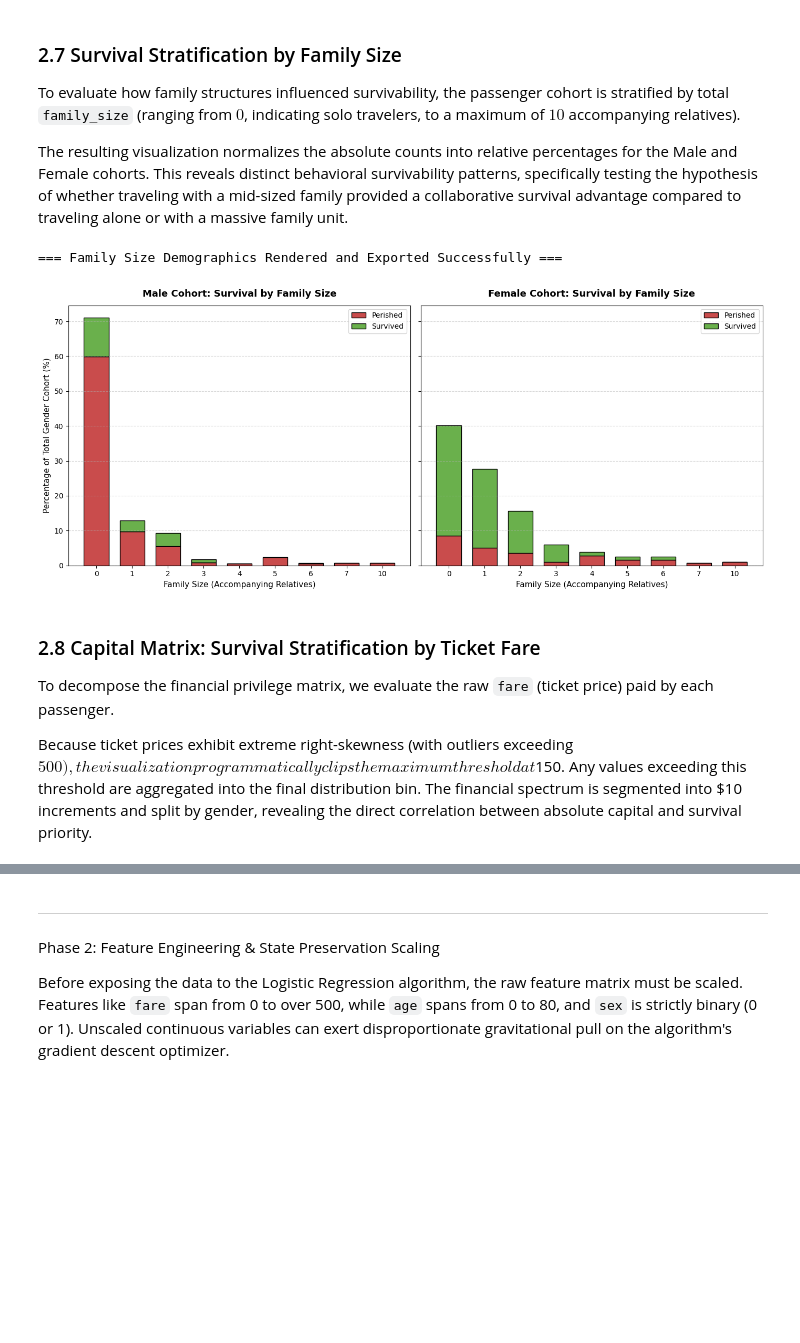
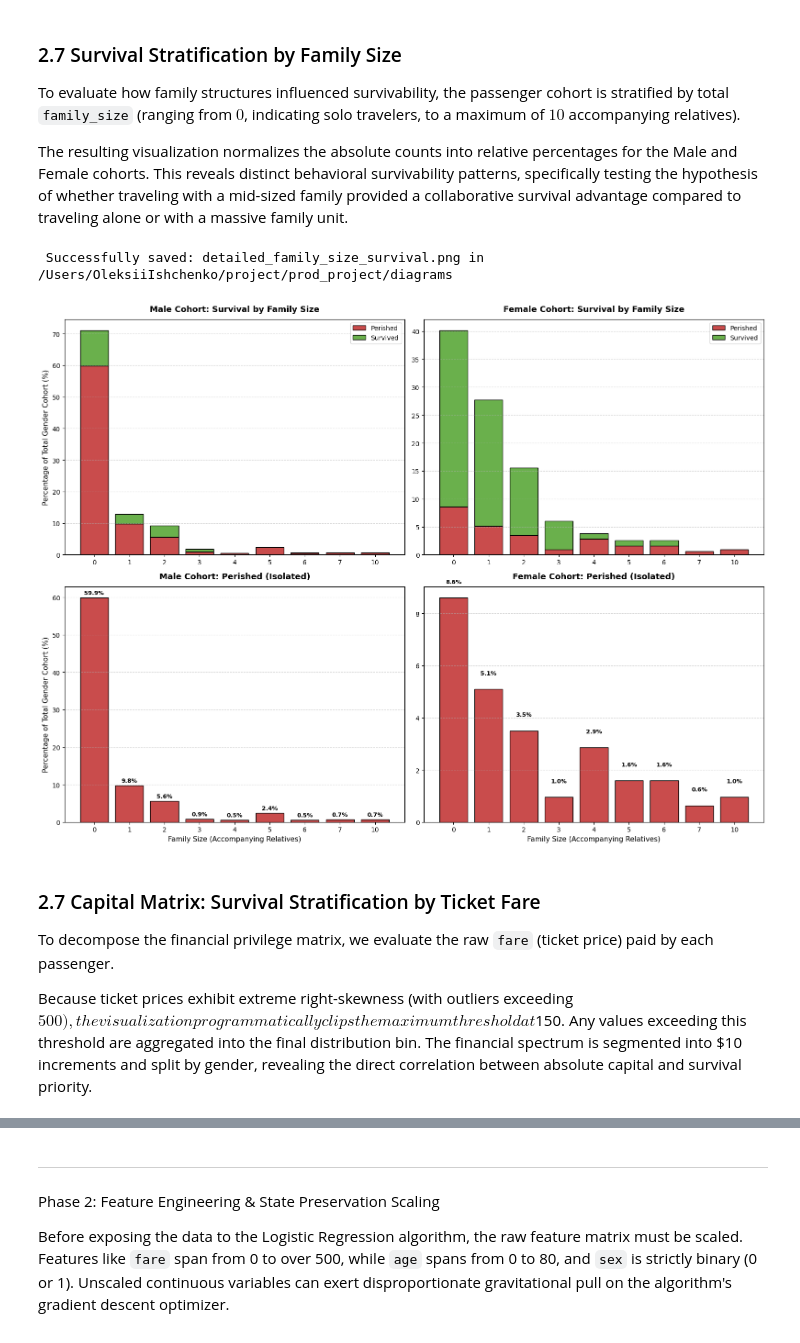
Before and after one commit to oishchen42/MLOps_course, a Jupyter notebook: notebook/week1_titanic1.ipynb, the cells around one changed output, grey strips where cells are left out. Cells and saved outputs as stored; diff of their text form; code cells hidden in the pictures; blank space fills up the shorter version.

```diff
--- a/notebook/week1_titanic1.ipynb
+++ b/notebook/week1_titanic1.ipynb
@@ -23,9 +23,13 @@ The dataset analyzed throughout this research is located within the verified pat
 # %%
 import pandas as pd
 import numpy as np
+from pathlib import Path
+
+TITANIC_DIR = Path("../mlops/week-1/data")
+TITANIC_PATH = TITANIC_DIR / "titanic.csv"
 
 ## Path to the data in my configuration
-df = pd.read_csv("titanic.csv")
+df = pd.read_csv(TITANIC_PATH)
 
 print("=== 1. CSV DATA GIVEN IN THE TITANIC DATASET ===")
 print(df.info())
@@ -405,70 +200,12 @@ To evaluate how family structures influenced survivability, the passenger cohort
 
 The resulting visualization normalizes the absolute counts into relative percentages for the Male and Female cohorts. This reveals distinct behavioral survivability patterns, specifically testing the hypothesis of whether traveling with a mid-sized family provided a collaborative survival advantage compared to traveling alone or with a massive family unit.
 # %%
-all_family_sizes = sorted(df['family_size'].unique())
-
-def calculate_family_percentages(gender_df, all_sizes):
-    """
-    Groups the dataframe by family size and survival, counts the individuals,
-    converts them into a percentage relative to the total gender population,
-    and aligns the index to guarantee all sizes (0-10) are plotted.
-    """
-    total_population = len(gender_df)
-
-    # Create matrix of counts: rows = family_size, columns = survived (0 or 1)
-    counts = gender_df.groupby(['family_size', 'survived']).size().unstack(fill_value=0)
-
-    # Convert absolute counts to percentages
-    percentage_matrix = (counts / total_population) * 100
-
-    # Reindex ensures that even if a gender has 0 people of a specific family size,
-    # it still exists in the math array to prevent graph misalignment
-    return percentage_matrix.reindex(all_sizes, fill_value=0)
-
-# Process the statistics for both genders
-male_stats = calculate_family_percentages(male_df, all_family_sizes)
-female_stats = calculate_family_percentages(female_df, all_family_sizes)
-
-# Initialize the multi-panel shared Y-axis canvas
-fig, ax = plt.subplots(ncols=2, figsize=(14, 6), sharey=True)
-
-# Plot definitions
-x_positions = np.arange(len(all_family_sizes))
-bar_width = 0.7
-colors = ['#c94c4c', '#6ab04c'] # Red (0: Perished), Green (1: Survived)
-
-# --- Panel 1: Male Kinship Matrix ---
-ax[0].bar(x_positions, male_stats[0], bar_width, color=colors[0], edgecolor='black', label='Perished')
-ax[0].bar(x_positions, male_stats[1], bar_width, bottom=male_stats[0], color=colors[1], edgecolor='black', label='Survived')
-ax[0].set_xticks(x_positions)
-ax[0].set_xticklabels(all_family_sizes)
-ax[0].set_title("Male Cohort: Survival by Family Size", fontsize=13, fontweight='bold', pad=12)
-ax[0].set_xlabel("Family Size (Accompanying Relatives)", fontsize=11)
-ax[0].set_ylabel("Percentage of Total Gender Cohort (%)", fontsize=11)
-ax[0].legend(loc='upper right')
-ax[0].grid(axis='y', linestyle='--', alpha=0.5)
-
-# --- Panel 2: Female Kinship Matrix ---
-ax[1].bar(x_positions, female_stats[0], bar_width, color=colors[0], edgecolor='black', label='Perished')
-ax[1].bar(x_positions, female_stats[1], bar_width, bottom=female_stats[0], color=colors[1], edgecolor='black', label='Survived')
-ax[1].set_xticks(x_positions)
-ax[1].set_xticklabels(all_family_sizes)
-ax[1].set_title("Female Cohort: Survival by Family Size", fontsize=13, fontweight='bold', pad=12)
-ax[1].set_xlabel("Family Size (Accompanying Relatives)", fontsize=11)
-ax[1].legend(loc='upper right')
-ax[1].grid(axis='y', linestyle='--', alpha=0.5)
-
-# Optimize spatial geometry to prevent edge truncation
-plt.tight_layout()
-
-# Export the high-fidelity visualization artifact directly to storage
-fig.savefig("family_size_survival_distribution.png", dpi=300)
-print("=== Family Size Demographics Rendered and Exported Successfully ===")
+supply.plot_detailed_family_size_survival(df)
 # %% [output]
-=== Family Size Demographics Rendered and Exported Successfully ===
+ Successfully saved: detailed_family_size_survival.png in /Users/OleksiiIshchenko/project/prod_project/diagrams
-[figure, old version]
+[figure, new version]
 # %% [markdown]
-### 2.8 Capital Matrix: Survival Stratification by Ticket Fare
+### 2.7 Capital Matrix: Survival Stratification by Ticket Fare
 
 To decompose the financial privilege matrix, we evaluate the raw `fare` (ticket price) paid by each passenger.
 
```
Also changed, not shown: parts of 15 cells of this notebook, 11 other files.
